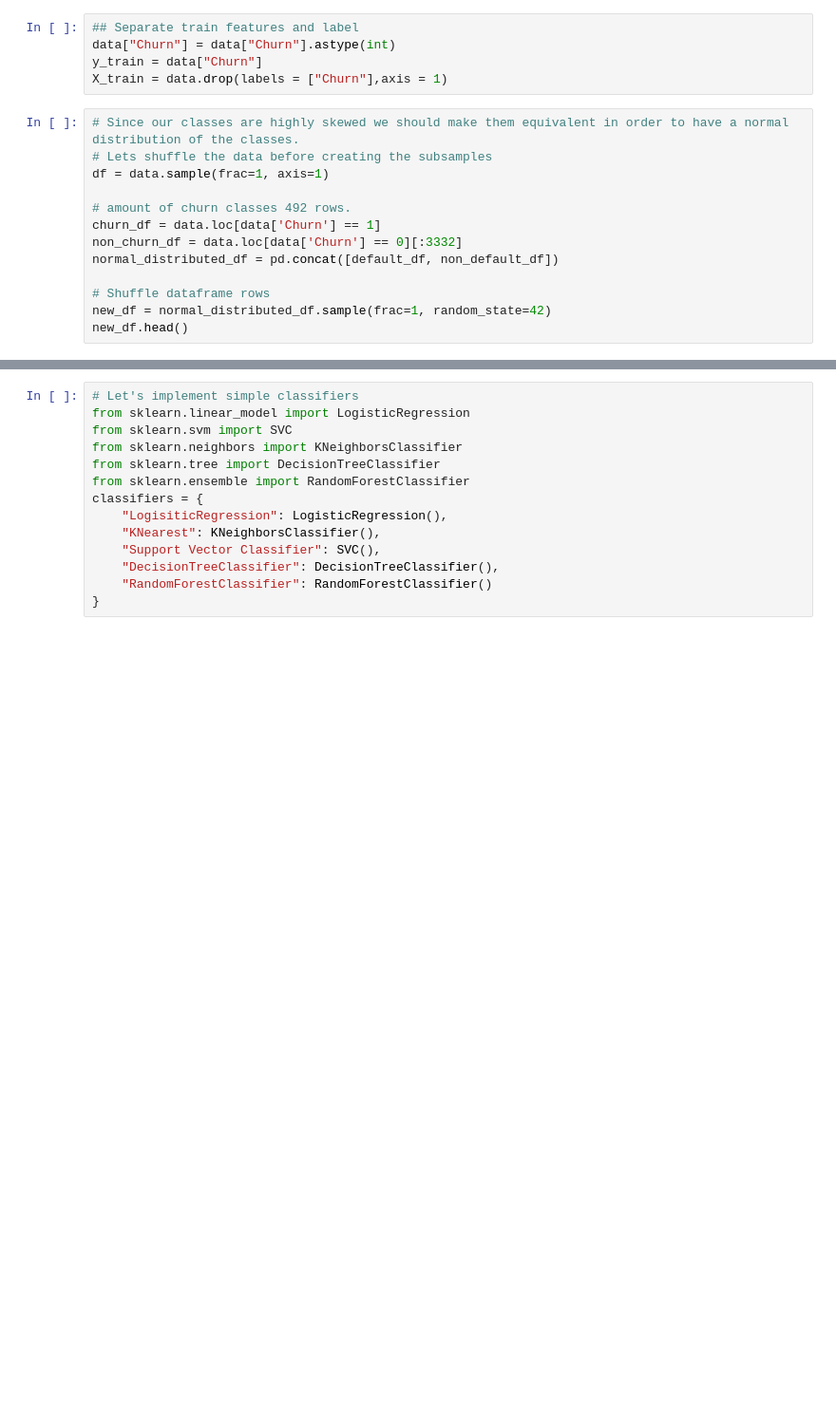
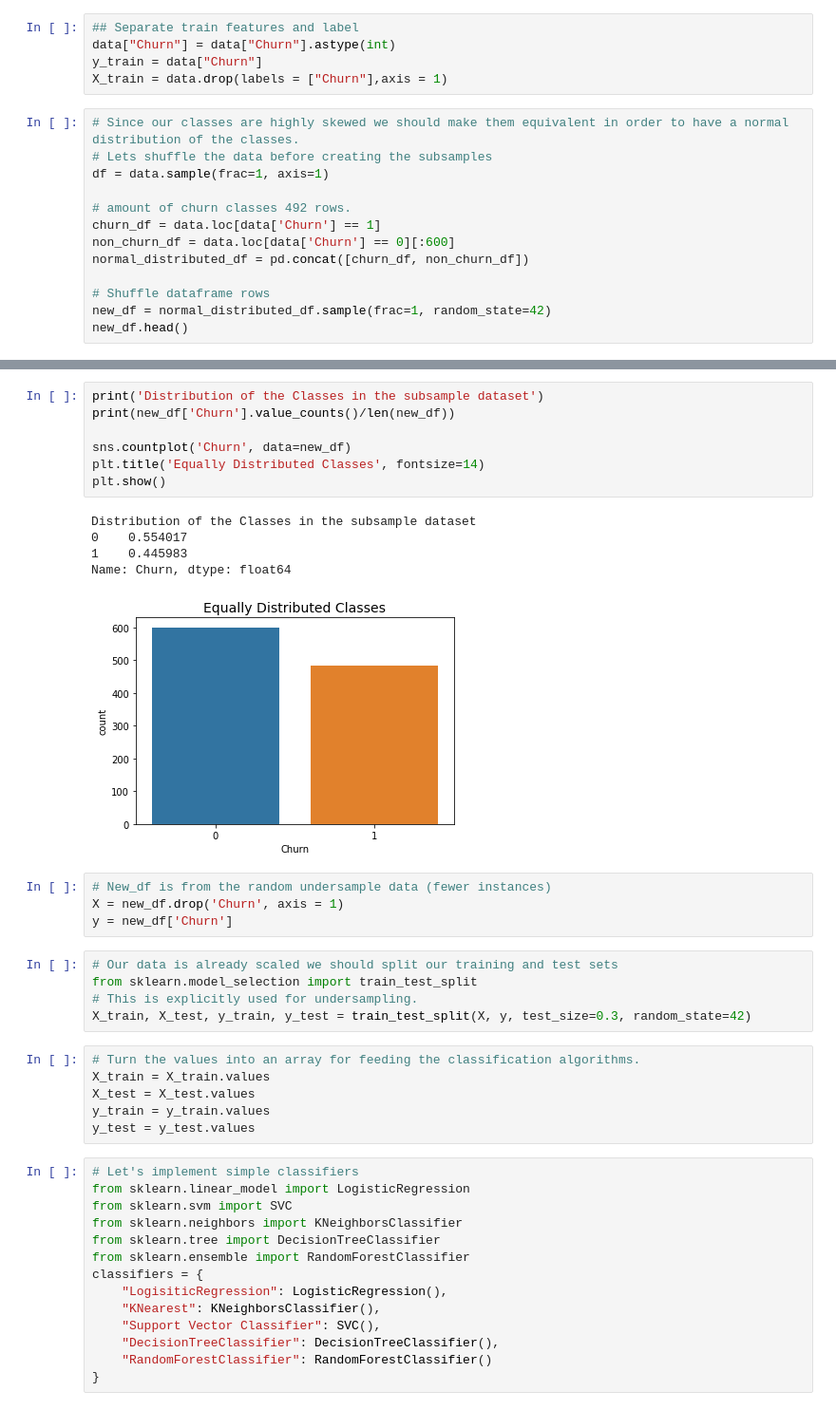
Before and after one commit to RancyChepchirchir/ML_Course_9-11-20, a Jupyter notebook: Project/09-11-2020 ML Course Nigeria Project 'Rancy_Chepchirchir'.ipynb, the cells around one changed output, grey strips where cells are left out. Shown at 95% size. Cells and saved outputs as stored; diff of their text form; blank space fills up the shorter version.

```diff
--- a/Project/09-11-2020 ML Course Nigeria Project 'Rancy_Chepchirchir'.ipynb
+++ b/Project/09-11-2020 ML Course Nigeria Project 'Rancy_Chepchirchir'.ipynb
@@ -282,8 +336,8 @@ df = data.sample(frac=1, axis=1)
 
 # amount of churn classes 492 rows.
 churn_df = data.loc[data['Churn'] == 1]
-non_churn_df = data.loc[data['Churn'] == 0][:3332]
-normal_distributed_df = pd.concat([default_df, non_default_df])
+non_churn_df = data.loc[data['Churn'] == 0][:600]
+normal_distributed_df = pd.concat([churn_df, non_churn_df])
 
 # Shuffle dataframe rows
 new_df = normal_distributed_df.sample(frac=1, random_state=42)
@@ -291,3 +352,31 @@ new_df.head()
+# %%
+print('Distribution of the Classes in the subsample dataset')
+print(new_df['Churn'].value_counts()/len(new_df))
+
+sns.countplot('Churn', data=new_df)
+plt.title('Equally Distributed Classes', fontsize=14)
+plt.show()
+# %% [output]
+Distribution of the Classes in the subsample dataset
+0    0.554017
+1    0.445983
+Name: Churn, dtype: float64
+[figure, added]
+# %%
+# New_df is from the random undersample data (fewer instances)
+X = new_df.drop('Churn', axis = 1)
+y = new_df['Churn']
+# %%
+# Our data is already scaled we should split our training and test sets
+from sklearn.model_selection import train_test_split
+# This is explicitly used for undersampling.
+X_train, X_test, y_train, y_test = train_test_split(X, y, test_size=0.3, random_state=42)
+# %%
+# Turn the values into an array for feeding the classification algorithms.
+X_train = X_train.values
+X_test = X_test.values
+y_train = y_train.values
+y_test = y_test.values
 # %%
 # Let's implement simple classifiers
 from sklearn.linear_model import LogisticRegression
```
Also changed, not shown: parts of 16 cells of this notebook.
